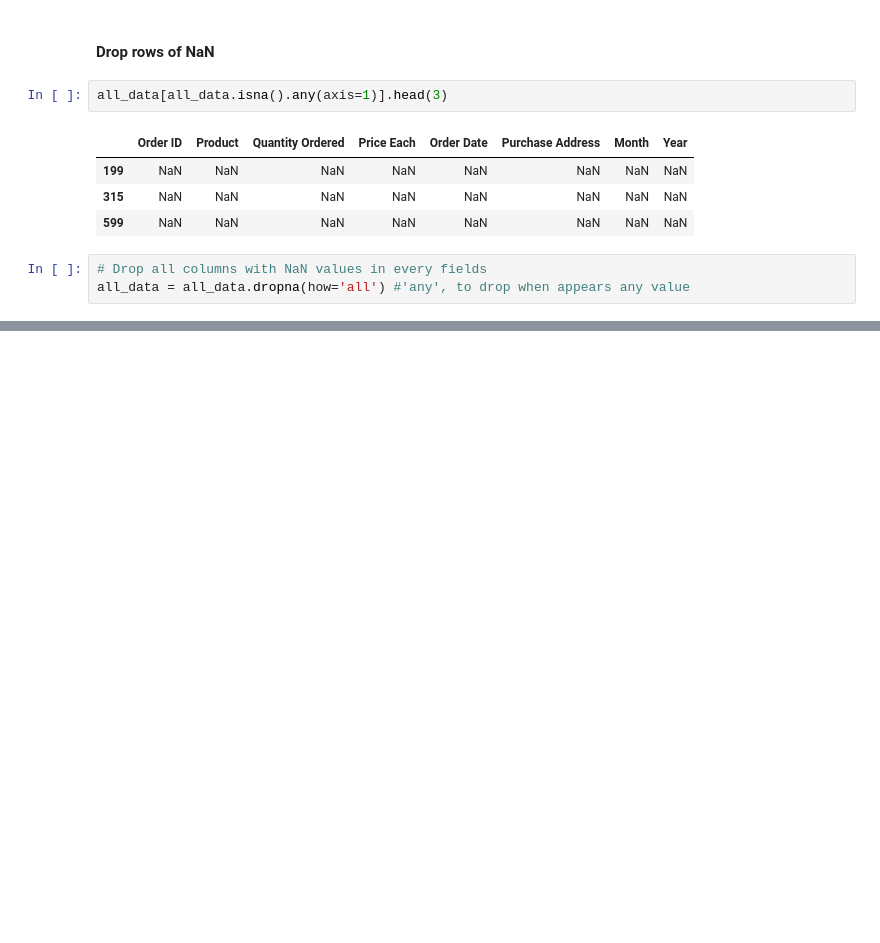
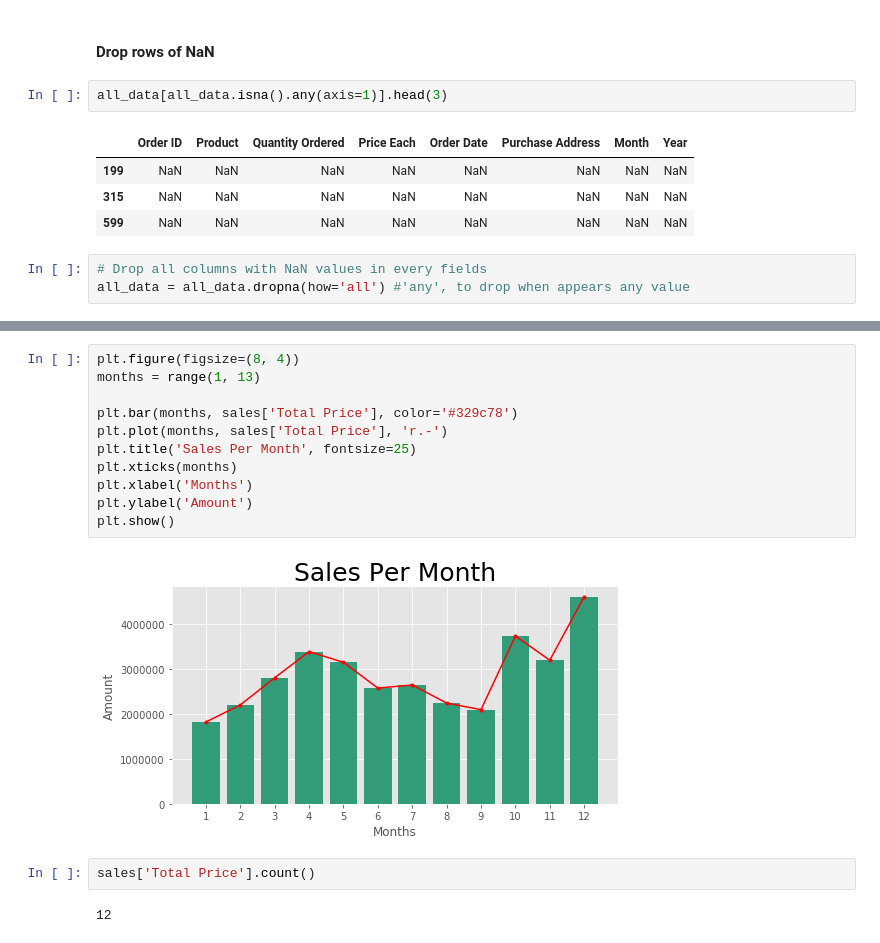
Before and after one commit to hildebrando001/Pandas-Sales-Analysis, a Jupyter notebook: Sales Analysis2.ipynb, the cells around one changed output, grey strips where cells are left out. Drawn from its saved outputs; the diff is of its cells as text; blank space fills up the shorter version.

```diff
--- a/Sales Analysis2.ipynb
+++ b/Sales Analysis2.ipynb
@@ -80,0 +202,17 @@ all_data = all_data.dropna(how='all') #'any', to drop when appears any value
+# %%
+plt.figure(figsize=(8, 4))
+months = range(1, 13)
+
+plt.bar(months, sales['Total Price'], color='#329c78')
+plt.plot(months, sales['Total Price'], 'r.-')
+plt.title('Sales Per Month', fontsize=25)
+plt.xticks(months)
+plt.xlabel('Months')
+plt.ylabel('Amount')
+plt.show()
+# %% [output]
+[figure, added]
+# %%
+sales['Total Price'].count()
+# %% [output]
+12
```
Also changed, not shown: parts of 15 cells of this notebook.
